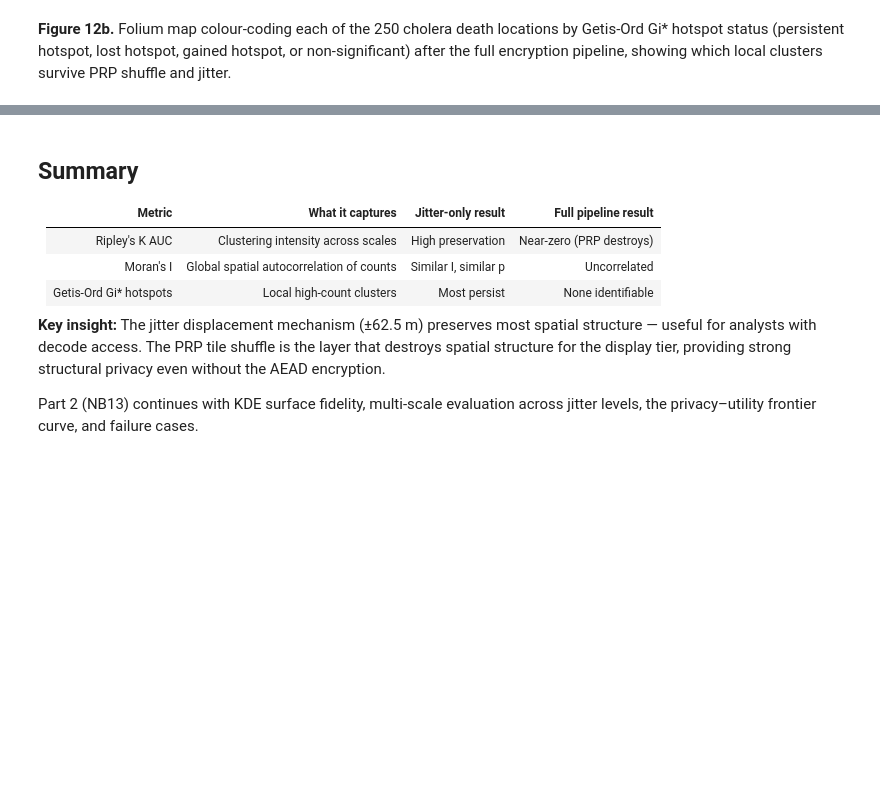
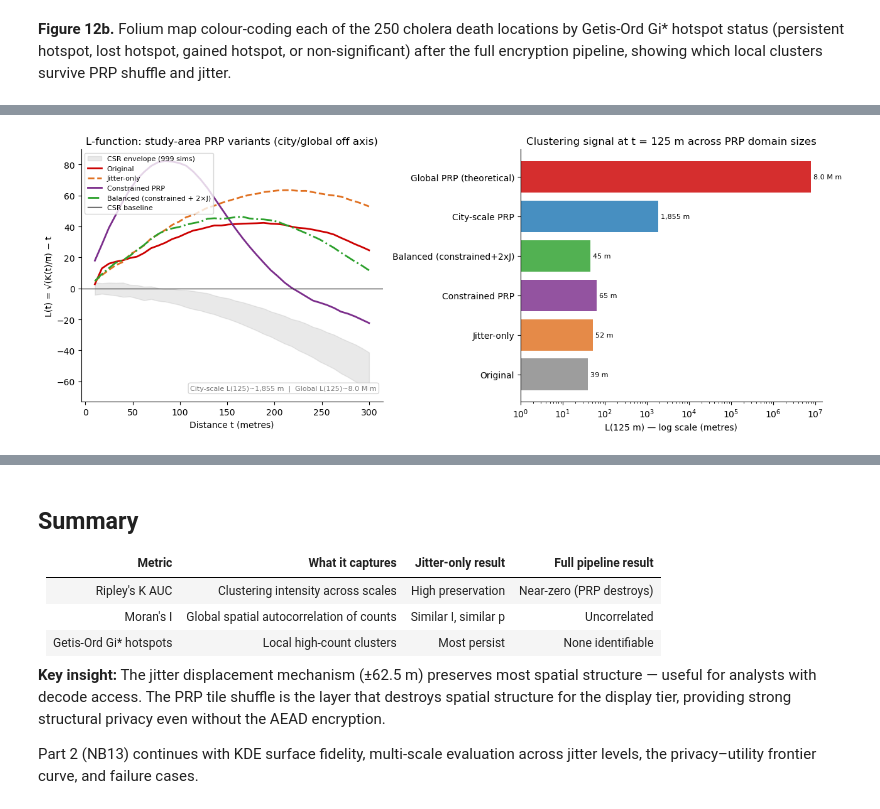
Before and after one commit to PHI-Case-Studies/2026-Map-Encryption-Library, a Jupyter notebook: 12-advanced-evaluation-part1.ipynb, the cells around one changed output, grey strips where cells are left out. Saved outputs shown, nothing was run; the diff lists cells and outputs as text; code cells hidden in the pictures; blank space fills up the shorter version.

```diff
--- a/12-advanced-evaluation-part1.ipynb
+++ b/12-advanced-evaluation-part1.ipynb
@@ -432,0 +528,49 @@ m
+# %%
+_t125 = 125
+_i125 = int(np.searchsorted(support, _t125))
+
+fig, (ax1, ax2) = plt.subplots(1, 2, figsize=(13, 5))
+
+# Left panel: L(t) curves at study-area scale (interpretable regimes)
+if L_env_lo is not None:
+    ax1.fill_between(support, L_env_lo, L_env_hi,
+                     alpha=0.18, color="#888888", label="CSR envelope (999 sims)")
+ax1.plot(support, L_orig, color="#cc0000", lw=2,           label="Original")
+ax1.plot(support, L_jit,  color="#e07020", lw=2, ls="--",  label="Jitter-only")
+ax1.plot(support, L_con,  color="#7b2d8b", lw=2,           label="Constrained PRP")
+ax1.plot(support, L_bal,  color="#2ca02c", lw=2, ls="-.",  label="Balanced (constrained + 2×J)")
+ax1.axhline(0, color="#444444", lw=1, label="CSR baseline")
+ax1.set_xlabel("Distance t (metres)")
+ax1.set_ylabel("L(t) = √(K(t)/π) − t")
+ax1.set_title("L-function: study-area PRP variants (city/global off axis)")
+ax1.legend(fontsize=8, loc="upper left")
+ax1.text(0.98, 0.04,
+         "City-scale L(125)~{:,.0f} m  |  Global L(125)~{:.1f} M m".format(
+             float(L_city[_i125]), _L125_glb / 1e6),
+         transform=ax1.transAxes, ha="right", va="bottom", fontsize=8, color="#777777",
+         bbox=dict(boxstyle="round,pad=0.3", fc="white", ec="#cccccc", alpha=0.8))
+sns.despine(ax=ax1)
+
+# Right panel: L(125 m) across all regimes, log scale
+_labels = ["Original", "Jitter-only",
+           "Constrained PRP", "Balanced (constrained+2xJ)",
+           "City-scale PRP", "Global PRP (theoretical)"]
+_l125   = [float(L_orig[_i125]), float(L_jit[_i125]),
+           float(L_con[_i125]),  float(L_bal[_i125]),
+           float(L_city[_i125]), _L125_glb]
+_colors = ["#888888", "#e07020", "#7b2d8b", "#2ca02c", "#1f77b4", "#cc0000"]
+
+_bars = ax2.barh(_labels, [max(v, 0.1) for v in _l125], color=_colors, alpha=0.82)
+ax2.set_xscale("log")
+ax2.set_xlabel("L(125 m) — log scale (metres)")
+ax2.set_title("Clustering signal at t = 125 m across PRP domain sizes")
+for i, v in enumerate(_l125):
+    label = f"{v:,.0f} m" if v < 1e6 else f"{v/1e6:.1f} M m"
+    ax2.text(max(v, 0.1) * 1.15, i, label, va="center", fontsize=8)
+ax2.set_xlim(left=1)
+sns.despine(ax=ax2)
+
+plt.tight_layout()
+plt.show()
+# %% [output]
+[figure, added]
```
Also changed, not shown: parts of 6 cells of this notebook, 1 other file.
